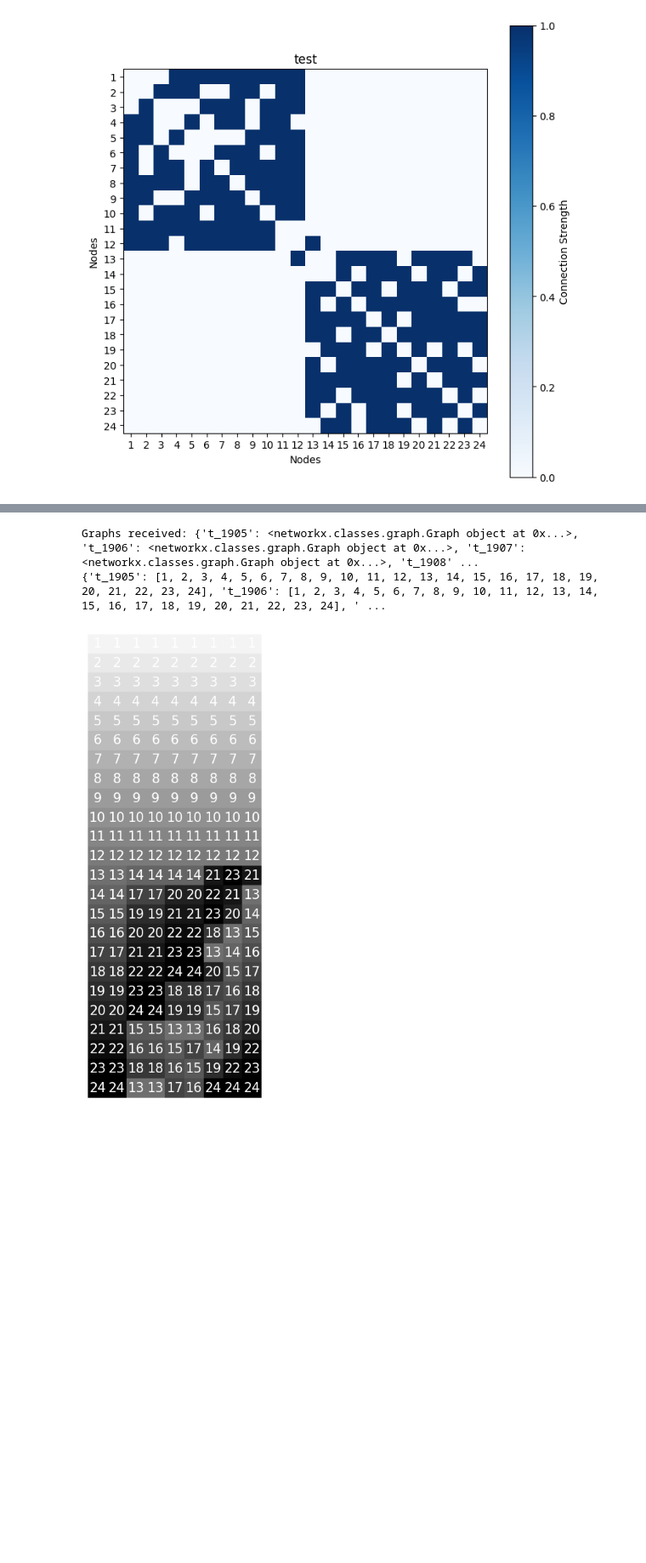
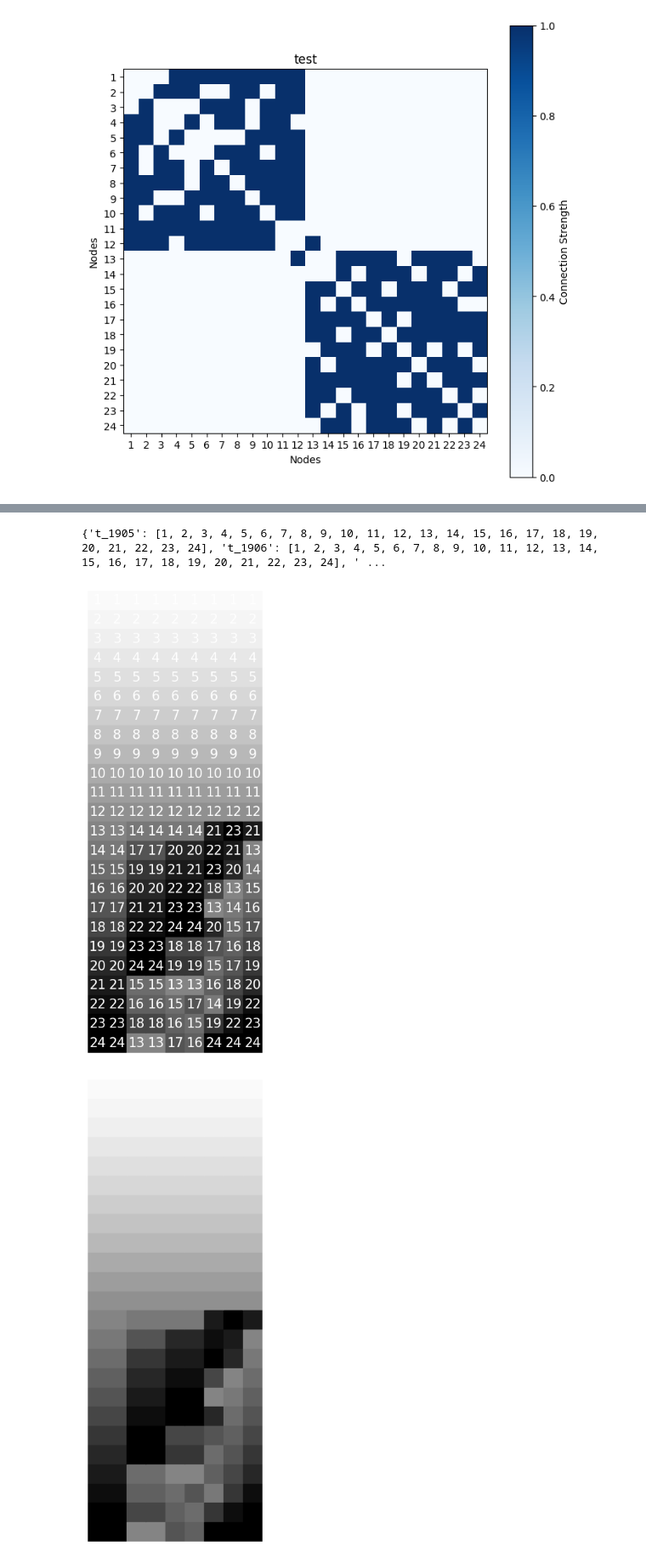
Before and after one commit to fri3d3rike/NetworkRugs, a Jupyter notebook: 02_testing.ipynb, the cells around one changed output, grey strips where cells are left out. Shown at 85% size. Saved outputs shown, nothing was run; the diff lists cells and outputs as text; code cells hidden in the pictures; blank space fills up the shorter version.

```diff
--- a/02_testing.ipynb
+++ b/02_testing.ipynb
@@ -66,21 +60,21 @@ Graphs received: {'t_1904': <networkx.classes.graph.Graph object at 0x...>, 't_1
 # %%
 #dfs_ordering = orderings.get_DFS_ordering(split_graphs)
 #print(dfs_ordering)
 
 #fig = visualization.draw_rug_plot_with_ids(two_groups_data, dfs_ordering)
 
 bfs_ordering = orderings.get_BFS_ordering(split_graphs)
 print(bfs_ordering)
 
 
 ordering = orderings.get_degree_ordering(split_graphs)
 ordering2 = orderings.get_centrality_ordering(split_graphs, "betweenness")
 
 #fig = visualization.draw_rug_plot_with_ids(split_data, ordering2)
 fig = visualization.draw_rug_plot_with_ids(split_data, bfs_ordering)
 
-fig = visualization.draw_rug_plot(split_data, bfs_ordering)
+fig = visualization.draw_rug_plot_without_ids(split_data, bfs_ordering)
 # %% [output]
-Graphs received: {'t_1905': <networkx.classes.graph.Graph object at 0x...>, 't_1906': <networkx.classes.graph.Graph object at 0x...>, 't_1907': <networkx.classes.graph.Graph object at 0x...>, 't_1908' ...
 {'t_1905': [1, 2, 3, 4, 5, 6, 7, 8, 9, 10, 11, 12, 13, 14, 15, 16, 17, 18, 19, 20, 21, 22, 23, 24], 't_1906': [1, 2, 3, 4, 5, 6, 7, 8, 9, 10, 11, 12, 13, 14, 15, 16, 17, 18, 19, 20, 21, 22, 23, 24], ' ...
 [figure]
+[figure, added]
```
Also changed, not shown: parts of 3 cells of this notebook, 11 other files.
